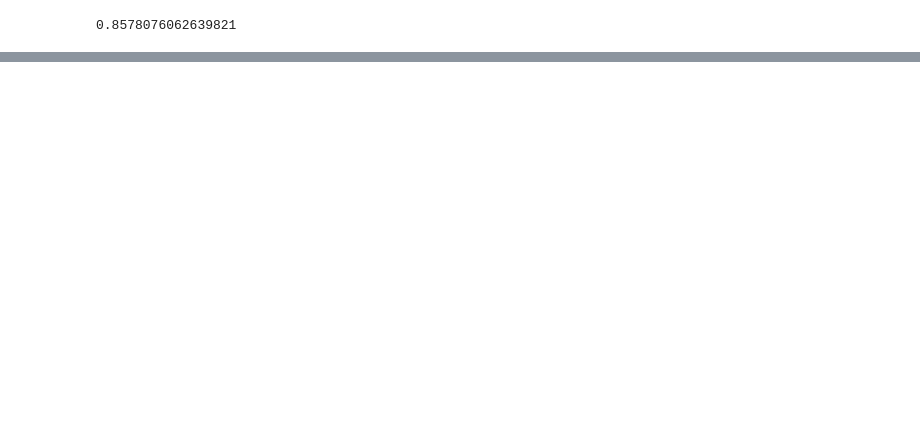
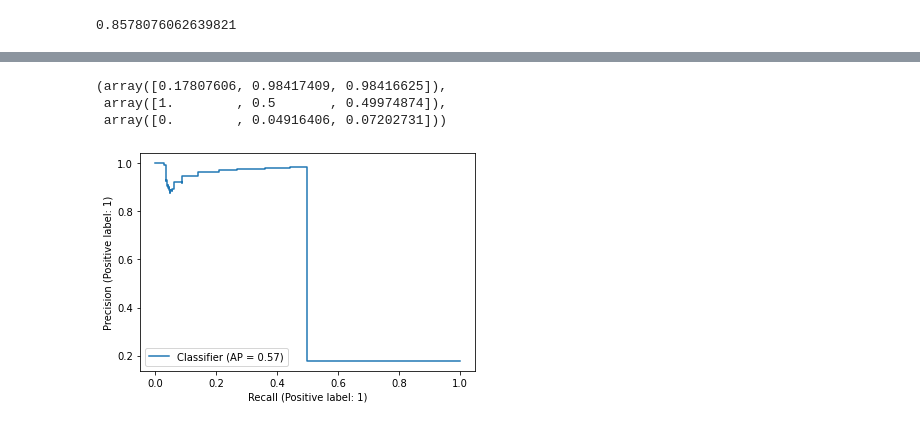
Before and after one commit to afflint/inforet, a Jupyter notebook: 2021-22/tweet-search.ipynb, the cells around one changed output, grey strips where cells are left out. Cells and saved outputs as stored; diff of their text form; code cells hidden in the pictures; blank space fills up the shorter version.

```diff
--- a/2021-22/tweet-search.ipynb
+++ b/2021-22/tweet-search.ipynb
@@ -351,0 +421,3 @@ Hong Kong is responding to fears of animal-to-human coronavirus transmission: Mo
+# %%
+O = dict(out)
+y_scores = [O[x] for x, y in search_base]
@@ -351,0 +426,11 @@ Hong Kong is responding to fears of animal-to-human coronavirus transmission: Mo
+# %%
+precision[:3], recall[:3], thresholds[:3]
+# %% [output]
+(array([0.17807606, 0.98417409, 0.98416625]),
+ array([1.        , 0.5       , 0.49974874]),
+ array([0.        , 0.04916406, 0.07202731]))
+# %%
+display = PrecisionRecallDisplay.from_predictions(y_true, y_scores)
+plt.show()
+# %% [output]
+[figure, added]
```
Also changed, not shown: parts of 49 cells of this notebook.
